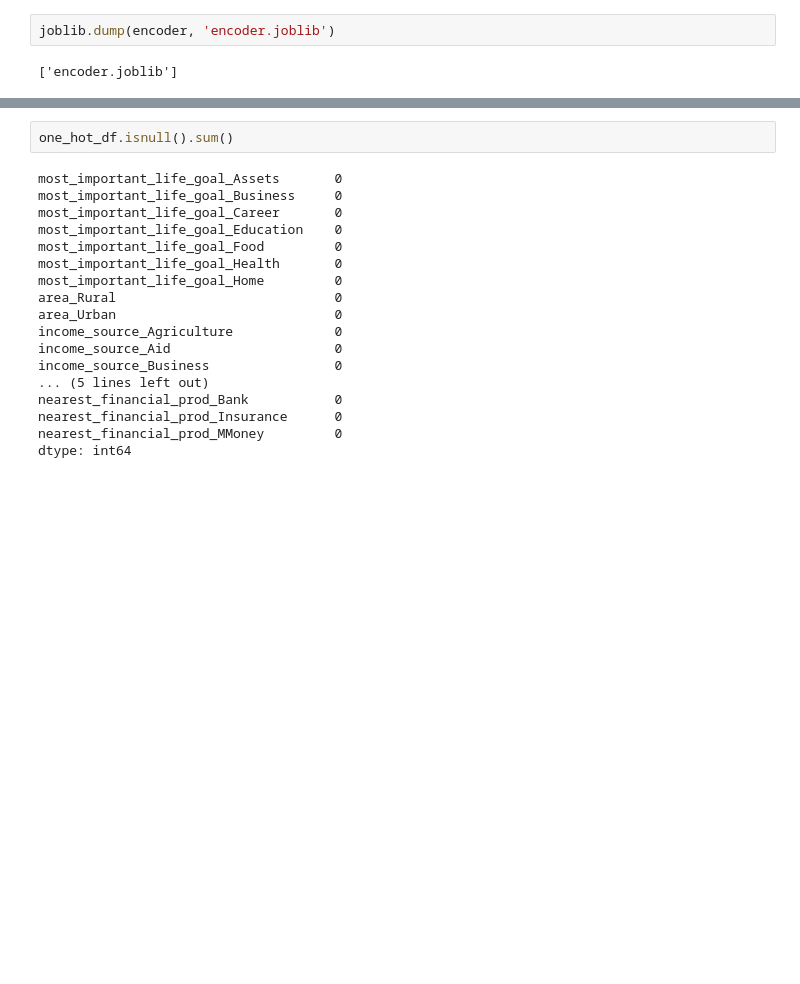
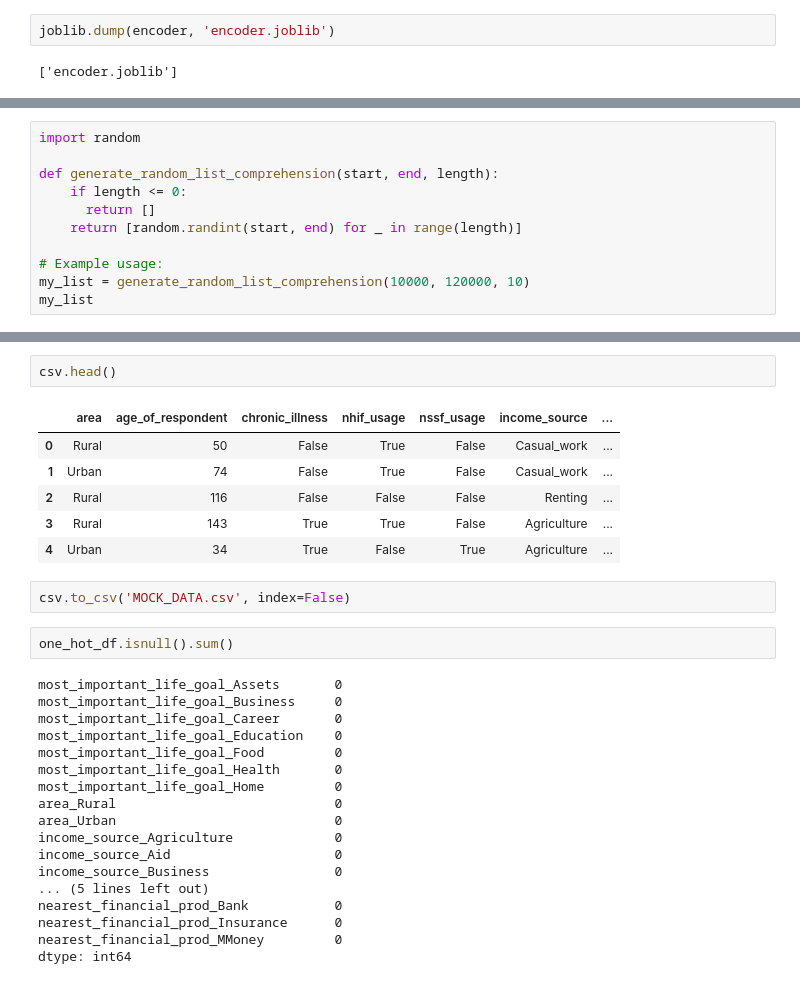
Before and after one commit to BonfaceGabriel/Insurance-prediction, a Jupyter notebook: Insurance-Product-Prediction.ipynb, the cells around one changed output, grey strips where cells are left out. Saved outputs shown, nothing was run; the diff lists cells and outputs as text; blank space fills up the shorter version.

```diff
--- a/Insurance-Product-Prediction.ipynb
+++ b/Insurance-Product-Prediction.ipynb
@@ -614,0 +631,11 @@ joblib.dump(encoder, 'encoder.joblib')
+# %%
+import random
+
+def generate_random_list_comprehension(start, end, length):
+    if length <= 0:
+      return []
+    return [random.randint(start, end) for _ in range(length)]
+
+# Example usage:
+my_list = generate_random_list_comprehension(10000, 120000, 10)
+my_list
@@ -615,3 +656,14 @@ joblib.dump(encoder, 'encoder.joblib')
+# %%
+csv.head()
+# %% [output]
+|  | area | age_of_respondent | chronic_illness | nhif_usage | nssf_usage | income_source | ... |
+| 0 | Rural | 50 | False | True | False | Casual_work | ... |
+| 1 | Urban | 74 | False | True | False | Casual_work | ... |
+| 2 | Rural | 116 | False | False | False | Renting | ... |
+| 3 | Rural | 143 | True | True | False | Agriculture | ... |
+| 4 | Urban | 34 | True | False | True | Agriculture | ... |
+# %%
+csv.to_csv('MOCK_DATA.csv', index=False)
 # %%
 one_hot_df.isnull().sum()
 # %% [output]
```
Also changed, not shown: parts of 5 cells of this notebook, 2 other files.
